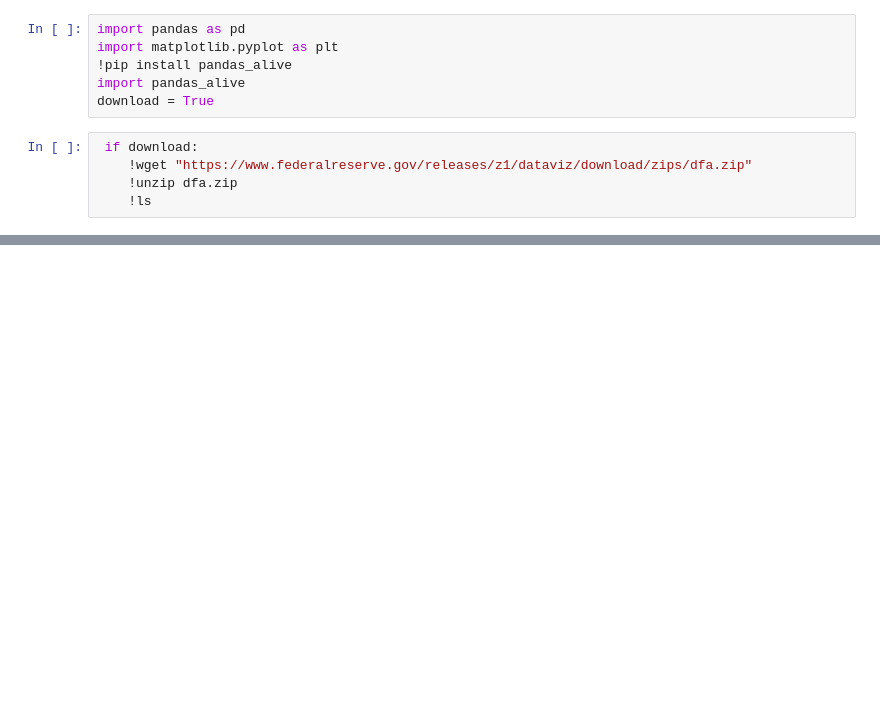
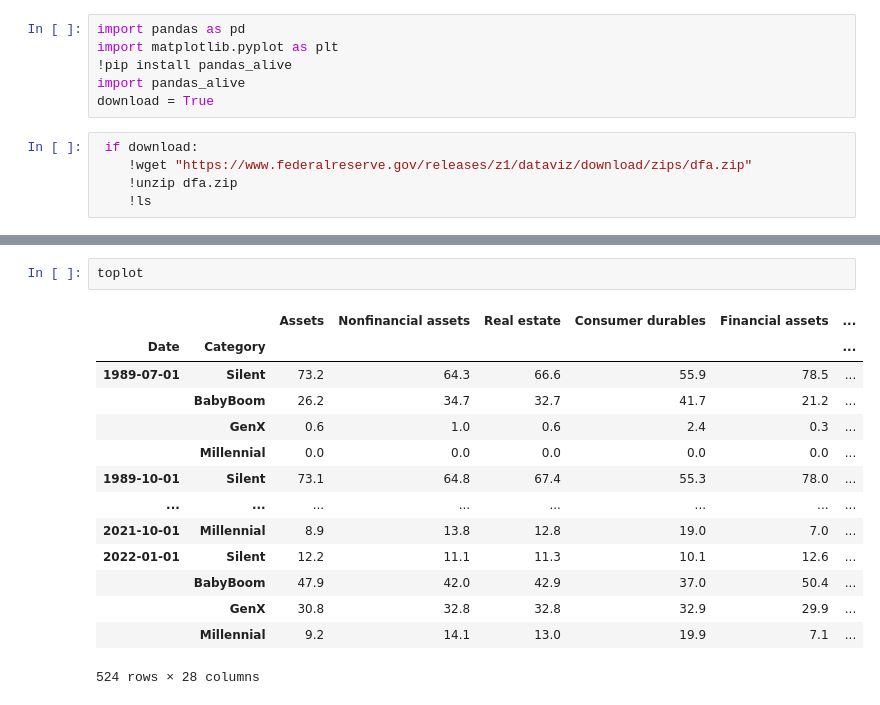
Before and after one commit to pas3n7/Advent2020, a Jupyter notebook: Distributional_Financial_Accounts.ipynb, the cells around one changed output, grey strips where cells are left out. Cells and saved outputs as stored; diff of their text form; blank space fills up the shorter version.

```diff
--- a/Distributional_Financial_Accounts.ipynb
+++ b/Distributional_Financial_Accounts.ipynb
@@ -31,3 +46,20 @@ files.download('networth.gif')
 # %% [output]
 [interactive output not drawn]
 [interactive output not drawn]
+# %%
+toplot
+# %% [output]
+|  |  | Assets | Nonfinancial assets | Real estate | Consumer durables | Financial assets | ... |
+| Date | Category |  |  |  |  |  | ... |
+| 1989-07-01 | Silent | 73.2 | 64.3 | 66.6 | 55.9 | 78.5 | ... |
+|  | BabyBoom | 26.2 | 34.7 | 32.7 | 41.7 | 21.2 | ... |
+|  | GenX | 0.6 | 1.0 | 0.6 | 2.4 | 0.3 | ... |
+|  | Millennial | 0.0 | 0.0 | 0.0 | 0.0 | 0.0 | ... |
+| 1989-10-01 | Silent | 73.1 | 64.8 | 67.4 | 55.3 | 78.0 | ... |
+| ... | ... | ... | ... | ... | ... | ... | ... |
+| 2021-10-01 | Millennial | 8.9 | 13.8 | 12.8 | 19.0 | 7.0 | ... |
+| 2022-01-01 | Silent | 12.2 | 11.1 | 11.3 | 10.1 | 12.6 | ... |
+|  | BabyBoom | 47.9 | 42.0 | 42.9 | 37.0 | 50.4 | ... |
+|  | GenX | 30.8 | 32.8 | 32.8 | 32.9 | 29.9 | ... |
+|  | Millennial | 9.2 | 14.1 | 13.0 | 19.9 | 7.1 | ... |
+524 rows × 28 columns
```
Also changed, not shown: parts of 5 cells of this notebook.
